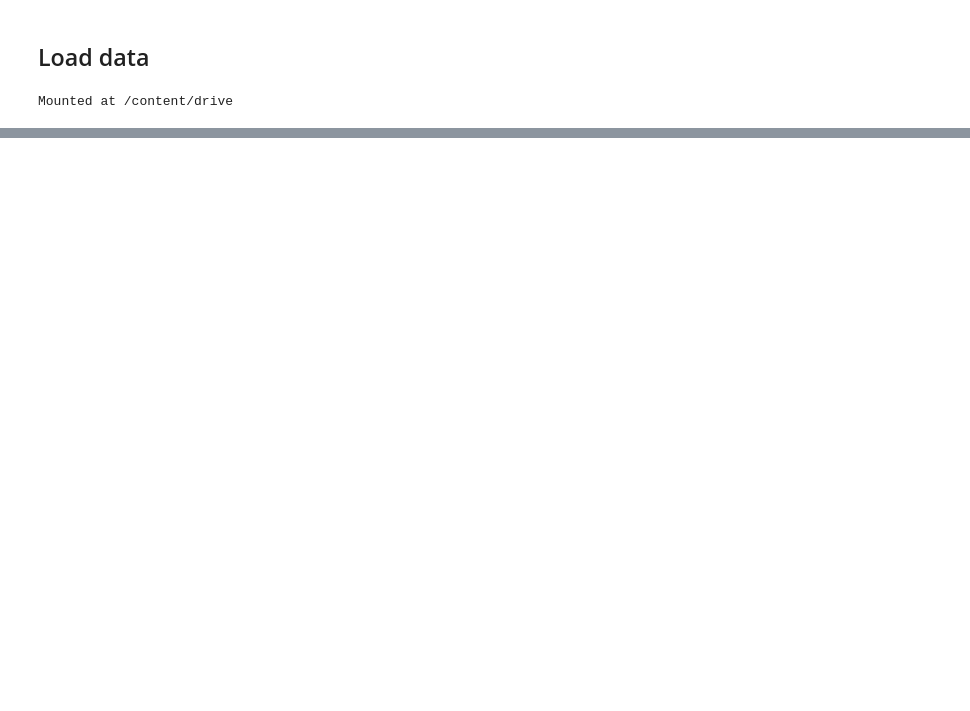
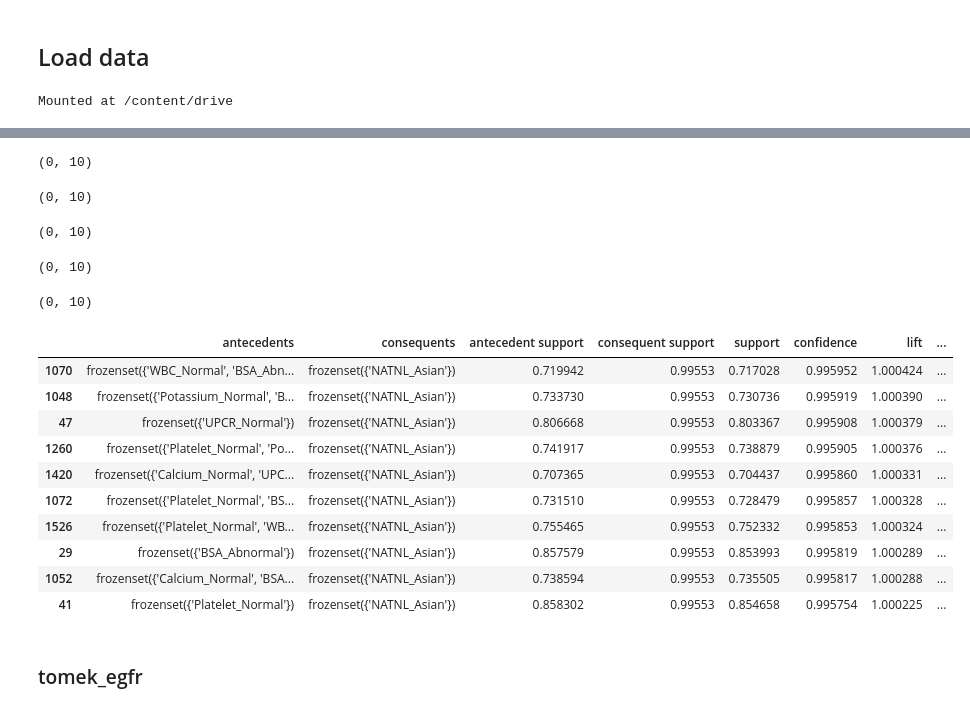
Before and after one commit to Aomaphisara/ULckdresearch2023, a Jupyter notebook: Association_rule.ipynb, the cells around one changed output, grey strips where cells are left out. Saved outputs shown, nothing was run; the diff lists cells and outputs as text; code cells hidden in the pictures; blank space fills up the shorter version.

```diff
--- a/Association_rule.ipynb
+++ b/Association_rule.ipynb
@@ -1124,0 +551,4 @@ results_eGFR_stage2.shape
+# %%
+import pandas as pd
+rules_multi_egfr = pd.read_csv('/content/drive/MyDrive/ULckdresearch2023/rules_multi_egfr.csv', index_col=0)
+rules_multi_egfr.head()
@@ -1124,0 +572,41 @@ results_eGFR_stage2.shape
+# %%
+eGFR_stage_1 = rules_multi_egfr[rules_multi_egfr['consequents'].str.startswith("frozenset({'eGFR_stage_1'})")]
+eGFR_stage_1.shape
+# %% [output]
+(0, 10)
+# %%
+eGFR_stage_2 = rules_multi_egfr[rules_multi_egfr['consequents'].str.startswith("frozenset({'eGFR_stage_2'})")]
+eGFR_stage_2.shape
+# %% [output]
+(0, 10)
+# %%
+eGFR_stage_3 = rules_multi_egfr[rules_multi_egfr['consequents'].str.startswith("frozenset({'eGFR_stage_3'})")]
+eGFR_stage_3.shape
+# %% [output]
+(0, 10)
+# %%
+eGFR_stage_4 = rules_multi_egfr[rules_multi_egfr['consequents'].str.startswith("frozenset({'eGFR_stage_4'})")]
+eGFR_stage_4.shape
+# %% [output]
+(0, 10)
+# %%
+eGFR_stage_5 = rules_multi_egfr[rules_multi_egfr['consequents'].str.startswith("frozenset({'eGFR_stage_5'})")]
+eGFR_stage_5.shape
+# %% [output]
+(0, 10)
+# %%
+rules_multi_egfr.query('support >= 0.7 and confidence >= 0.7').sort_values(by='confidence', ascending=False).head(10)
+# %% [output]
+|  | antecedents | consequents | antecedent support | consequent support | support | confidence | lift | ... |
+| 1070 | frozenset({'WBC_Normal', 'BSA_Abn... | frozenset({'NATNL_Asian'}) | 0.719942 | 0.99553 | 0.717028 | 0.995952 | 1.000424 | ... |
+| 1048 | frozenset({'Potassium_Normal', 'B... | frozenset({'NATNL_Asian'}) | 0.733730 | 0.99553 | 0.730736 | 0.995919 | 1.000390 | ... |
+| 47 | frozenset({'UPCR_Normal'}) | frozenset({'NATNL_Asian'}) | 0.806668 | 0.99553 | 0.803367 | 0.995908 | 1.000379 | ... |
+| 1260 | frozenset({'Platelet_Normal', 'Po... | frozenset({'NATNL_Asian'}) | 0.741917 | 0.99553 | 0.738879 | 0.995905 | 1.000376 | ... |
+| 1420 | frozenset({'Calcium_Normal', 'UPC... | frozenset({'NATNL_Asian'}) | 0.707365 | 0.99553 | 0.704437 | 0.995860 | 1.000331 | ... |
+| 1072 | frozenset({'Platelet_Normal', 'BS... | frozenset({'NATNL_Asian'}) | 0.731510 | 0.99553 | 0.728479 | 0.995857 | 1.000328 | ... |
+| 1526 | frozenset({'Platelet_Normal', 'WB... | frozenset({'NATNL_Asian'}) | 0.755465 | 0.99553 | 0.752332 | 0.995853 | 1.000324 | ... |
+| 29 | frozenset({'BSA_Abnormal'}) | frozenset({'NATNL_Asian'}) | 0.857579 | 0.99553 | 0.853993 | 0.995819 | 1.000289 | ... |
+| 1052 | frozenset({'Calcium_Normal', 'BSA... | frozenset({'NATNL_Asian'}) | 0.738594 | 0.99553 | 0.735505 | 0.995817 | 1.000288 | ... |
+| 41 | frozenset({'Platelet_Normal'}) | frozenset({'NATNL_Asian'}) | 0.858302 | 0.99553 | 0.854658 | 0.995754 | 1.000225 | ... |
+# %% [markdown]
+### tomek_egfr
```
Also changed, not shown: parts of 258 cells of this notebook.
